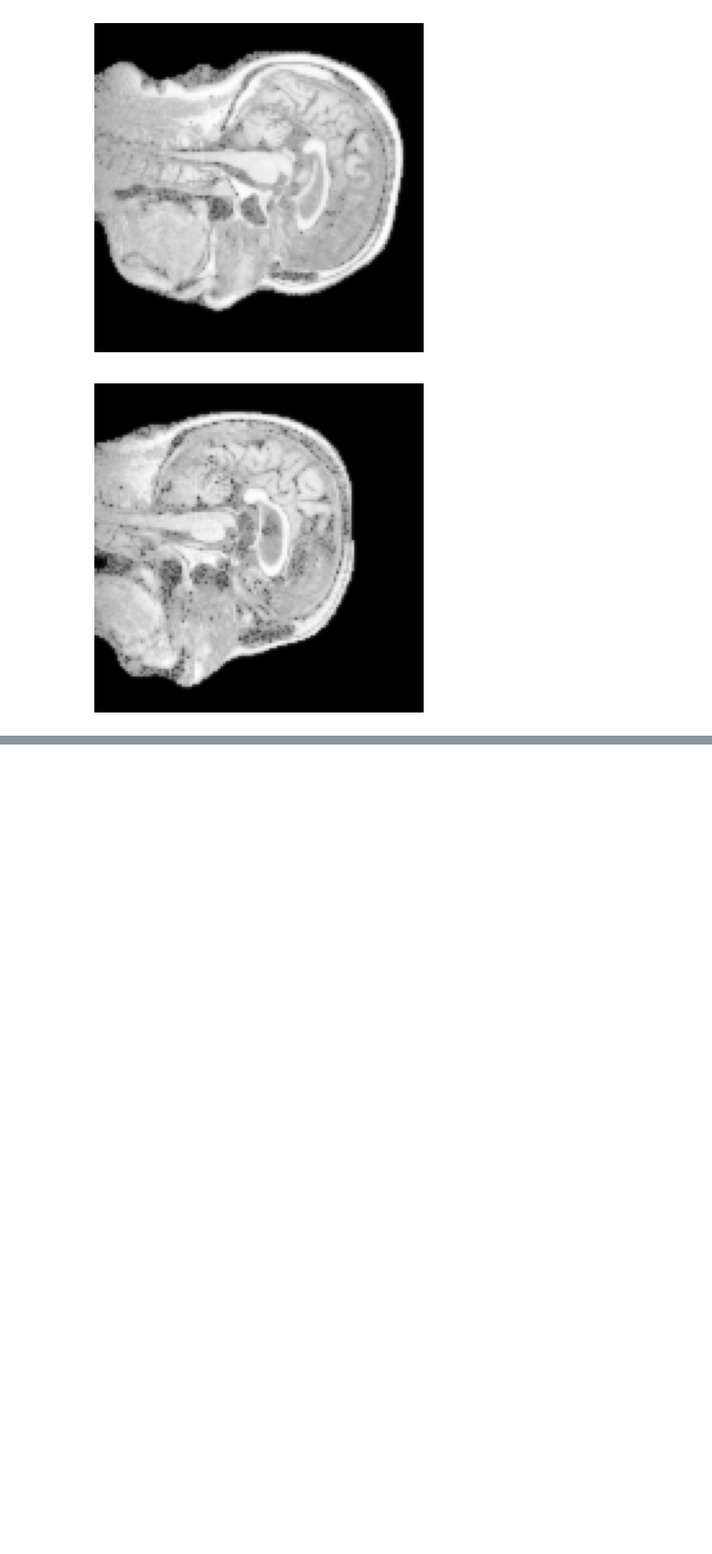
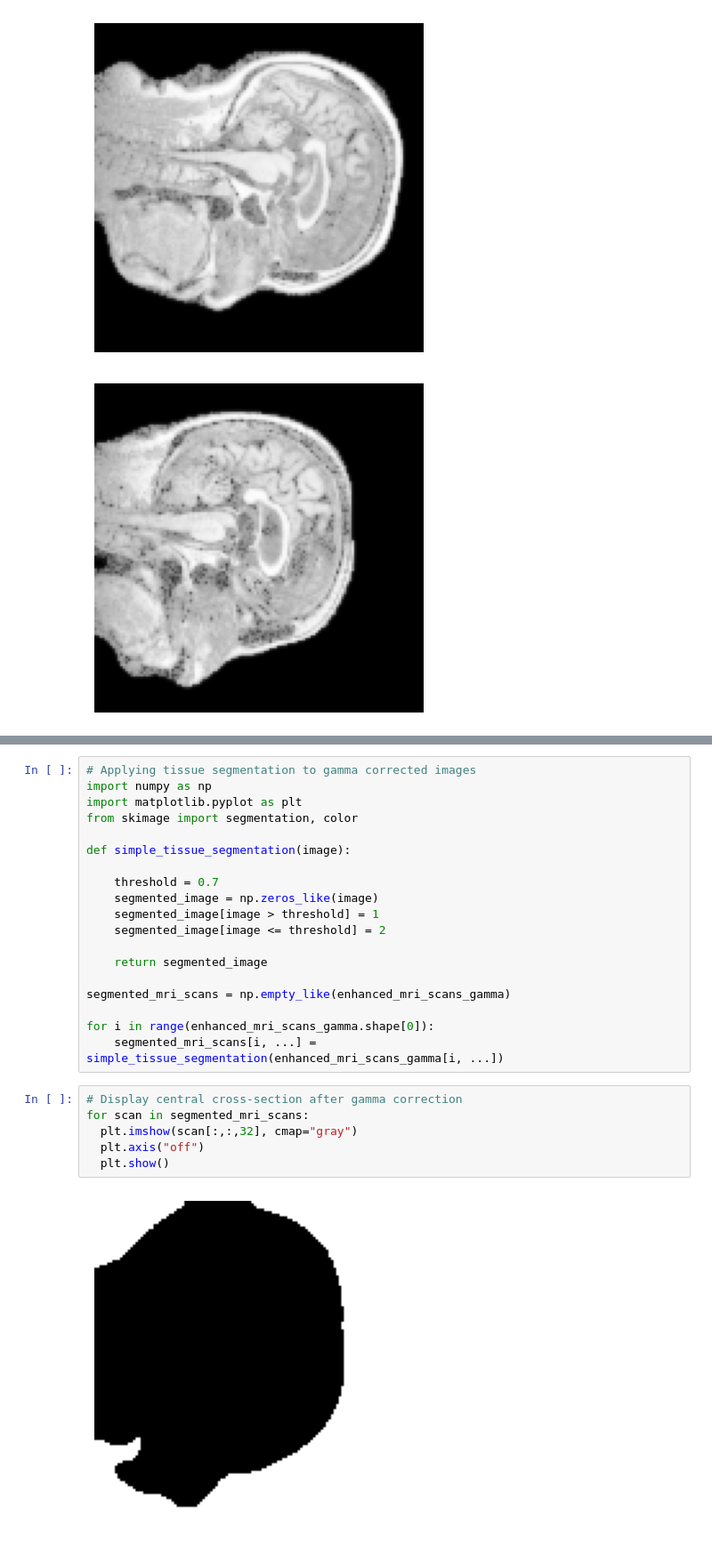
Before and after one commit to ItsPranavz/alzheimers-classification, a Jupyter notebook: mri-pre-processing.ipynb, the cells around one changed output, grey strips where cells are left out. Shown at 89% size. Saved outputs shown, nothing was run; the diff lists cells and outputs as text; blank space fills up the shorter version.

```diff
--- a/mri-pre-processing.ipynb
+++ b/mri-pre-processing.ipynb
@@ -185,0 +260,27 @@ for scan in denoised_mri_scans:
+# %%
+# Applying tissue segmentation to gamma corrected images
+import numpy as np
+import matplotlib.pyplot as plt
+from skimage import segmentation, color
+
+def simple_tissue_segmentation(image):
+
+    threshold = 0.7
+    segmented_image = np.zeros_like(image)
+    segmented_image[image > threshold] = 1
+    segmented_image[image <= threshold] = 2
+
+    return segmented_image
+
+segmented_mri_scans = np.empty_like(enhanced_mri_scans_gamma)
+
+for i in range(enhanced_mri_scans_gamma.shape[0]):
+    segmented_mri_scans[i, ...] = simple_tissue_segmentation(enhanced_mri_scans_gamma[i, ...])
+# %%
+# Display central cross-section after gamma correction
+for scan in segmented_mri_scans:
+  plt.imshow(scan[:,:,32], cmap="gray")
+  plt.axis("off")
+  plt.show()
+# %% [output]
+[figure, added]
```
Also changed, not shown: parts of 6 cells of this notebook.
